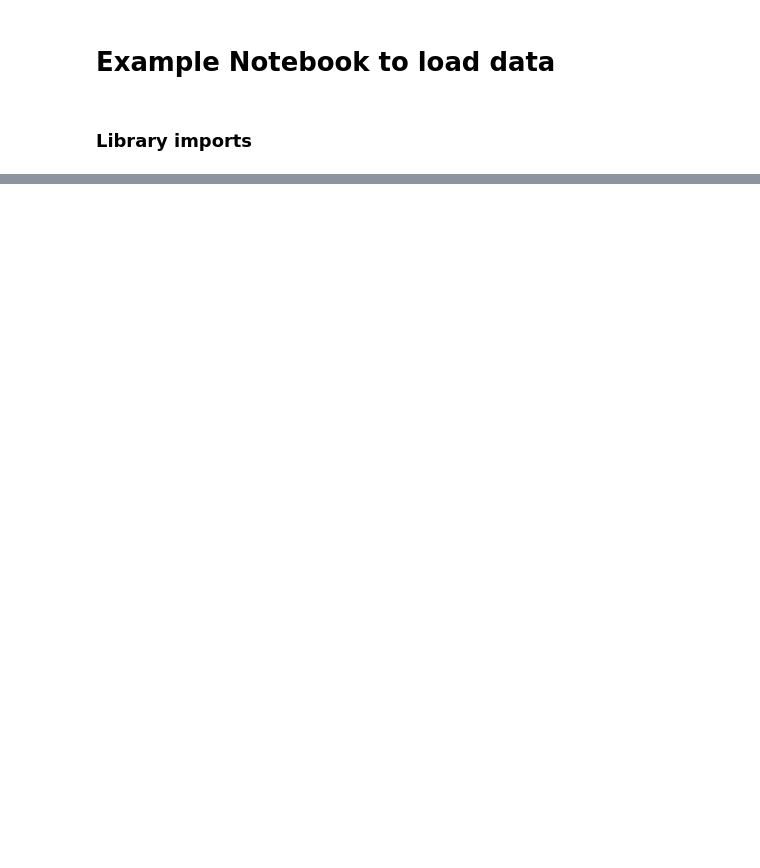
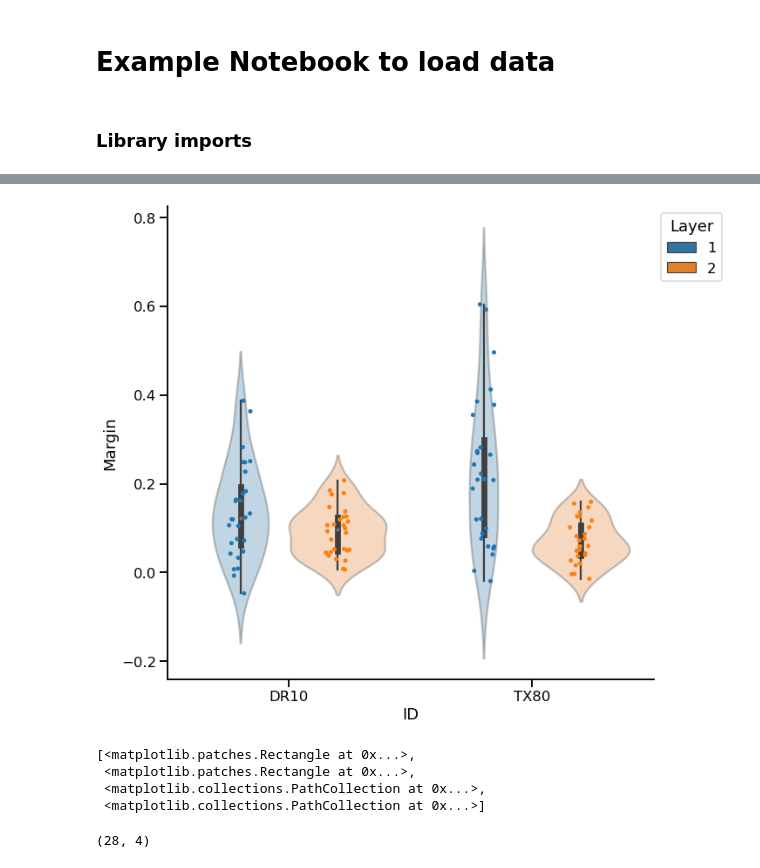
Before and after one commit to NunezKant/Dprime, a Jupyter notebook: PassiveStim/scripts/Minimal load example.ipynb, the cells around one changed output, grey strips where cells are left out. Drawn from its saved outputs; the diff is of its cells as text; code cells hidden in the pictures; blank space fills up the shorter version.

Commit message:
added comparison plot

```diff
--- a/PassiveStim/scripts/Minimal load example.ipynb
+++ b/PassiveStim/scripts/Minimal load example.ipynb
@@ -14,6 +21,0 @@ sys.path.insert(0,r'C:\Users\WinDesktopMP\Documents\suite2p')
-# %%
-exp_db = []
-exp_db = utils.add_exp(exp_db, 'TX80', '2022_06_17', '1')
-iexp       = 0
-timeline   = utils.load_exp_info(exp_db[iexp])
-spks, xpos, ypos, iplane, stat, ops = utils.load_neurons(exp_db[iexp], dual_plane=True, baseline=True)
@@ -27,0 +22,8 @@ cats, stim_idx = utils.get_stim_class_and_samples_ix(subset_stim, n_categories=8
+# %%
+exp_db = []
+exp_db = utils.add_exp(exp_db, 'DR10', '2022_07_11', '1')
+exp_db = utils.add_exp(exp_db, 'TX80', '2022_06_17', '1')
+timeline_block = [1,1]
+frames_per_folder = [0,0]
+# %%
+Sessions = utils.build_sessions(exp_db, frames_per_folder, timeline_block, dual_plane=True, baseline=True)
@@ -27,0 +37,14 @@ cats, stim_idx = utils.get_stim_class_and_samples_ix(subset_stim, n_categories=8
+# %%
+summ_id = []
+summ_date = []
+summ_block = []
+summ_layer = []
+summ_traintex = []
+summ_acc = []
+summ_margin = []
+summ_catpair = []
+summ_sess = []
+n_categories = 8
+n_samples = 4
+n_pairs = 28
+layers = [1,2]
@@ -27,0 +123,22 @@ cats, stim_idx = utils.get_stim_class_and_samples_ix(subset_stim, n_categories=8
+# %%
+plt.figure(figsize=(10,10))
+ax = sns.violinplot(x="ID",y="Margin",hue="Layer",data=summary_sessions.groupby(["ID","Category_Pair","Layer"]).mean().reset_index(), alpha = 0.2);
+plt.setp(ax.collections, alpha=.3)
+ax = sns.stripplot(x="ID",y="Margin",hue="Layer",data=summary_sessions.groupby(["ID","Category_Pair","Layer"]).mean().reset_index(),dodge=True);
+handles, labels = ax.get_legend_handles_labels()
+plt.legend(handles[:2],labels[:2],title='Layer')
+sns.move_legend(ax, "upper left", bbox_to_anchor=(1, 1))
+sns.despine()
+# %% [output]
+[figure, added]
+# %%
+handles
+# %% [output]
+[<matplotlib.patches.Rectangle at 0x...>,
+ <matplotlib.patches.Rectangle at 0x...>,
+ <matplotlib.collections.PathCollection at 0x...>,
+ <matplotlib.collections.PathCollection at 0x...>]
+# %%
+Sessions[0].mean_margin_L1.shape
+# %% [output]
+(28, 4)
```
Also changed, not shown: parts of 10 cells of this notebook, 2 other files.
